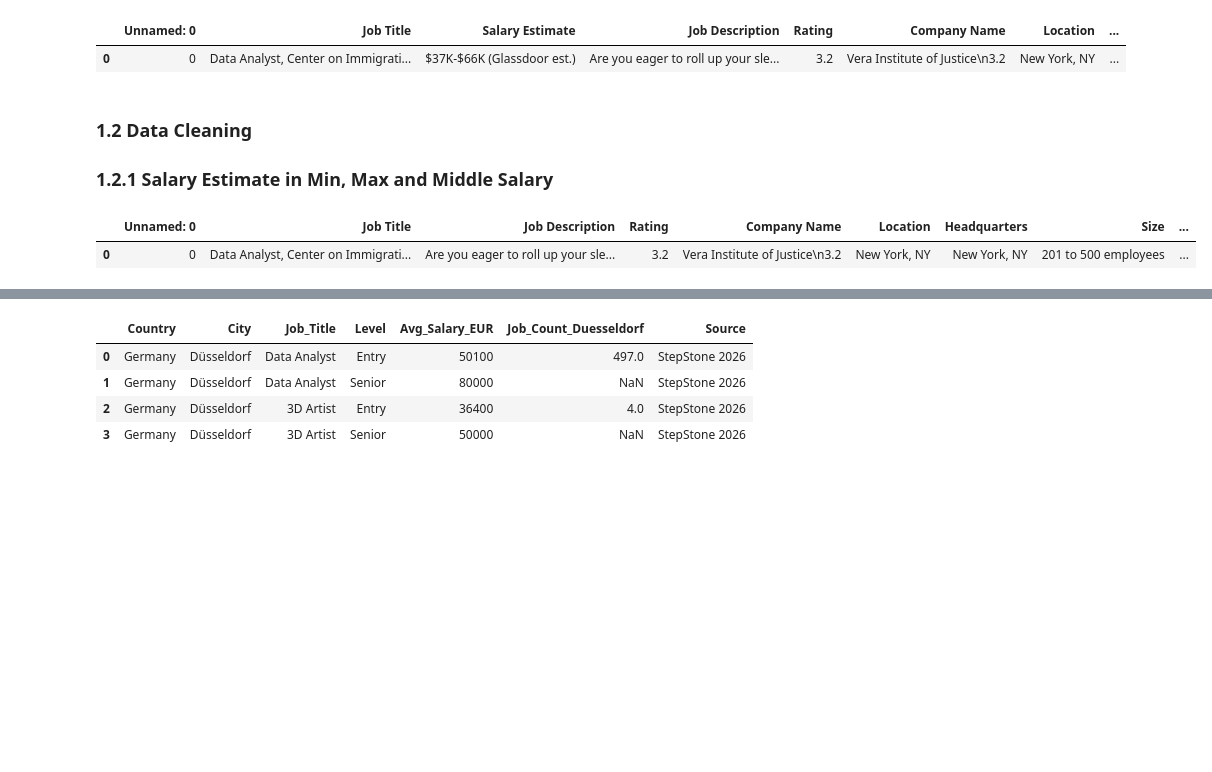
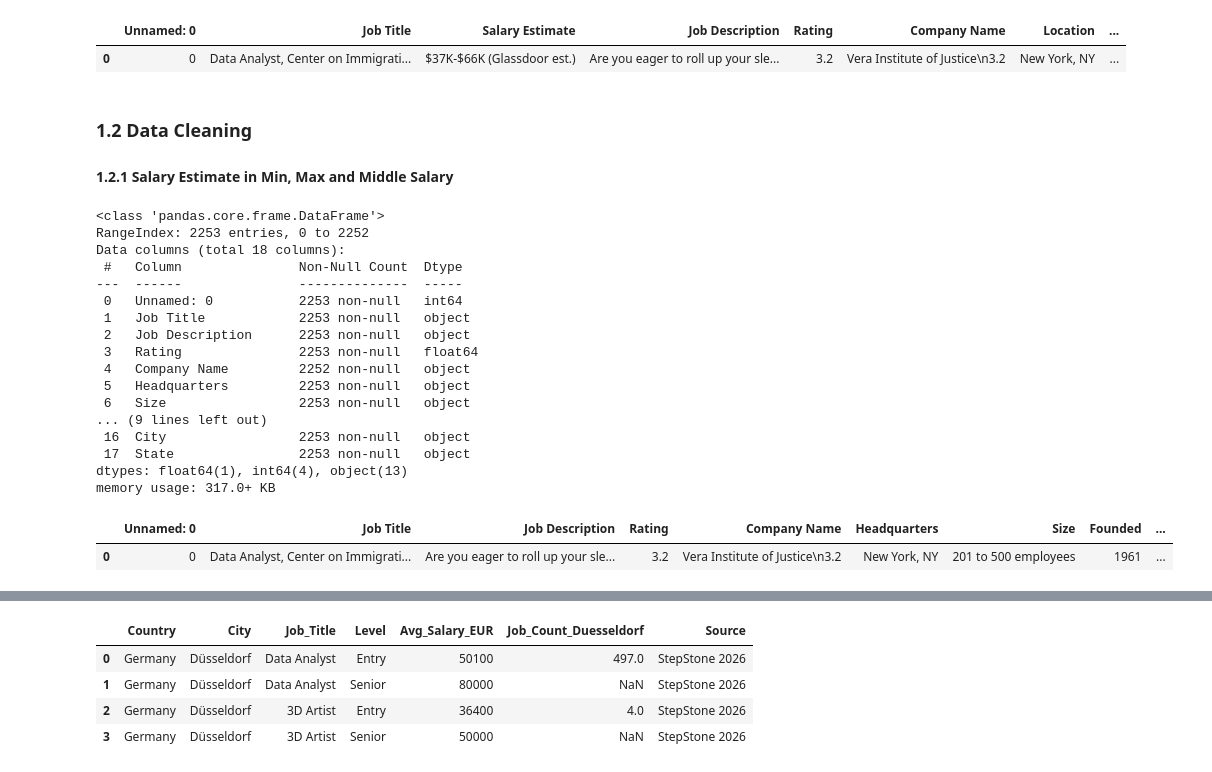
Before and after one commit to tvankov/Data-Analyst-Job-Market, a Jupyter notebook: DataAnalystJobMarketAnalysis_USAvsGermanyComparison.ipynb, the cells around one changed output, grey strips where cells are left out. Saved outputs shown, nothing was run; the diff lists cells and outputs as text; code cells hidden in the pictures; blank space fills up the shorter version.

```diff
--- a/DataAnalystJobMarketAnalysis_USAvsGermanyComparison.ipynb
+++ b/DataAnalystJobMarketAnalysis_USAvsGermanyComparison.ipynb
@@ -41,42 +42,84 @@ df_usa.head(1)
 | 0 | 0 | Data Analyst, Center on Immigrati... | $37K-$66K (Glassdoor est.) | Are you eager to roll up your sle... | 3.2 | Vera Institute of Justice\n3.2 | New York, NY | ... |
 # %% [markdown]
 ### 1.2 Data Cleaning
-### 1.2.1 Salary Estimate in Min, Max and Middle Salary
+#### 1.2.1 Salary Estimate in Min, Max and Middle Salary
 # %%
 df_usa_cleaned = df_usa.copy()
 
 df_usa_cleaned['Salary Estimate']
+
+#----------------- Clear Slary Estimate -----------------------------------------------------------------------------
 
 # for sep in ["K", "$", ","]:
 #     df_usa_cleaned['Salary Estimate'] = df_usa_cleaned['Salary Estimate'].replace(sep, " ")
 # Cleara the Sybmols 'K', '$' and '-'
 df_usa_cleaned['Salary Estimate'] = df_usa_cleaned['Salary Estimate'].str.replace('K', ' ')
 df_usa_cleaned['Salary Estimate'] = df_usa_cleaned['Salary Estimate'].str.replace('$', ' ')
 df_usa_cleaned['Salary Estimate'] = df_usa_cleaned['Salary Estimate'].str.replace('-', '')
 
 # Split the Min Salary Estimate and Max Salary Estimate
 df_usa_cleaned['Min Salary Estimate'] = df_usa_cleaned['Salary Estimate'].str.split(' ').str[1]
 df_usa_cleaned['Max Salary Estimate'] = df_usa_cleaned['Salary Estimate'].str.split(' ').str[3]
 
 
 # The Null Values from the Min Salary Estimate and Max Salary Estimate,
 # will be settet to the middle Values of the collum
 Min_Salary_middle_Value = df_usa_cleaned['Min Salary Estimate'].mode()[0]
 df_usa_cleaned.loc[df_usa_cleaned['Min Salary Estimate'].isnull(), 'Min Salary Estimate' ] = Min_Salary_middle_Value
 
 Min_Salary_middle_Value = df_usa_cleaned['Max Salary Estimate'].mode()[0]
 df_usa_cleaned.loc[df_usa_cleaned['Max Salary Estimate'].isnull(), 'Max Salary Estimate' ] = Min_Salary_middle_Value
 
 # #df_usa_cleaned.loc[[2149]]
 df_usa_cleaned.drop('Salary Estimate', axis=1, inplace=True)
 # df_usa_cleaned.drop(df_usa_cleaned[df_usa_cleaned['Min Salary Estimate'].isnull()], axis=1, inplace=True)
 
 # Set the type of the collums to int
-df_usa_cleaned['Min Salary Estimate'] = df_usa_cleaned['Min Salary Estimate'].astype(int)
-df_usa_cleaned['Max Salary Estimate'] = df_usa_cleaned['Max Salary Estimate'].astype(int)
+# Multyply by 1000 becose of the K in the original Salary Estimate
+df_usa_cleaned['Min Salary Estimate'] = df_usa_cleaned['Min Salary Estimate'].astype(int) * 1000
+df_usa_cleaned['Max Salary Estimate'] = df_usa_cleaned['Max Salary Estimate'].astype(int) * 1000
+
+
+#----------------- Clear Location -----------------------------------------------------------------------------
+
+# Stadt extrahieren (vor dem Komma)
+df_usa_cleaned['City'] = df_usa_cleaned['Location'].str.split(',').str[0].str.strip()
+
+# State extrahieren (nach dem Komma)
+df_usa_cleaned['State'] = df_usa_cleaned['Location'].str.split(',').str[1].str.strip()
+
+# Converrt to String
+# df_usa_cleaned['City'] = df_usa_cleaned['City'].astype('string')
+# df_usa_cleaned['State'] = df_usa_cleaned['State'].astype('string')
+
+# Delewte the Location Collum
+df_usa_cleaned.drop('Location', axis=1, inplace=True)
+df_usa_cleaned.info()
+
+# Prüfen
+# print("\nBeispiele:")
+# print(df_usa_cleaned[['Location', 'City', 'State']].head(10))
+
 
 # df_usa_cleaned.info()
 df_usa_cleaned.head(1)
 # %% [output]
+<class 'pandas.core.frame.DataFrame'>
+RangeIndex: 2253 entries, 0 to 2252
+Data columns (total 18 columns):
+ #   Column               Non-Null Count  Dtype
+---  ------               --------------  -----
+ 0   Unnamed: 0           2253 non-null   int64
+ 1   Job Title            2253 non-null   object
+ 2   Job Description      2253 non-null   object
+ 3   Rating               2253 non-null   float64
+ 4   Company Name         2252 non-null   object
+ 5   Headquarters         2253 non-null   object
+ 6   Size                 2253 non-null   object
+... (9 lines left out)
+ 16  City                 2253 non-null   object
+ 17  State                2253 non-null   object
+dtypes: float64(1), int64(4), object(13)
+memory usage: 317.0+ KB
-|  | Unnamed: 0 | Job Title | Job Description | Rating | Company Name | Location | Headquarters | Size | ... |
-| 0 | 0 | Data Analyst, Center on Immigrati... | Are you eager to roll up your sle... | 3.2 | Vera Institute of Justice\n3.2 | New York, NY | New York, NY | 201 to 500 employees | ... |
+|  | Unnamed: 0 | Job Title | Job Description | Rating | Company Name | Headquarters | Size | Founded | ... |
+| 0 | 0 | Data Analyst, Center on Immigrati... | Are you eager to roll up your sle... | 3.2 | Vera Institute of Justice\n3.2 | New York, NY | 201 to 500 employees | 1961 | ... |
```
Also changed, not shown: parts of 3 cells of this notebook, 1 other file.
